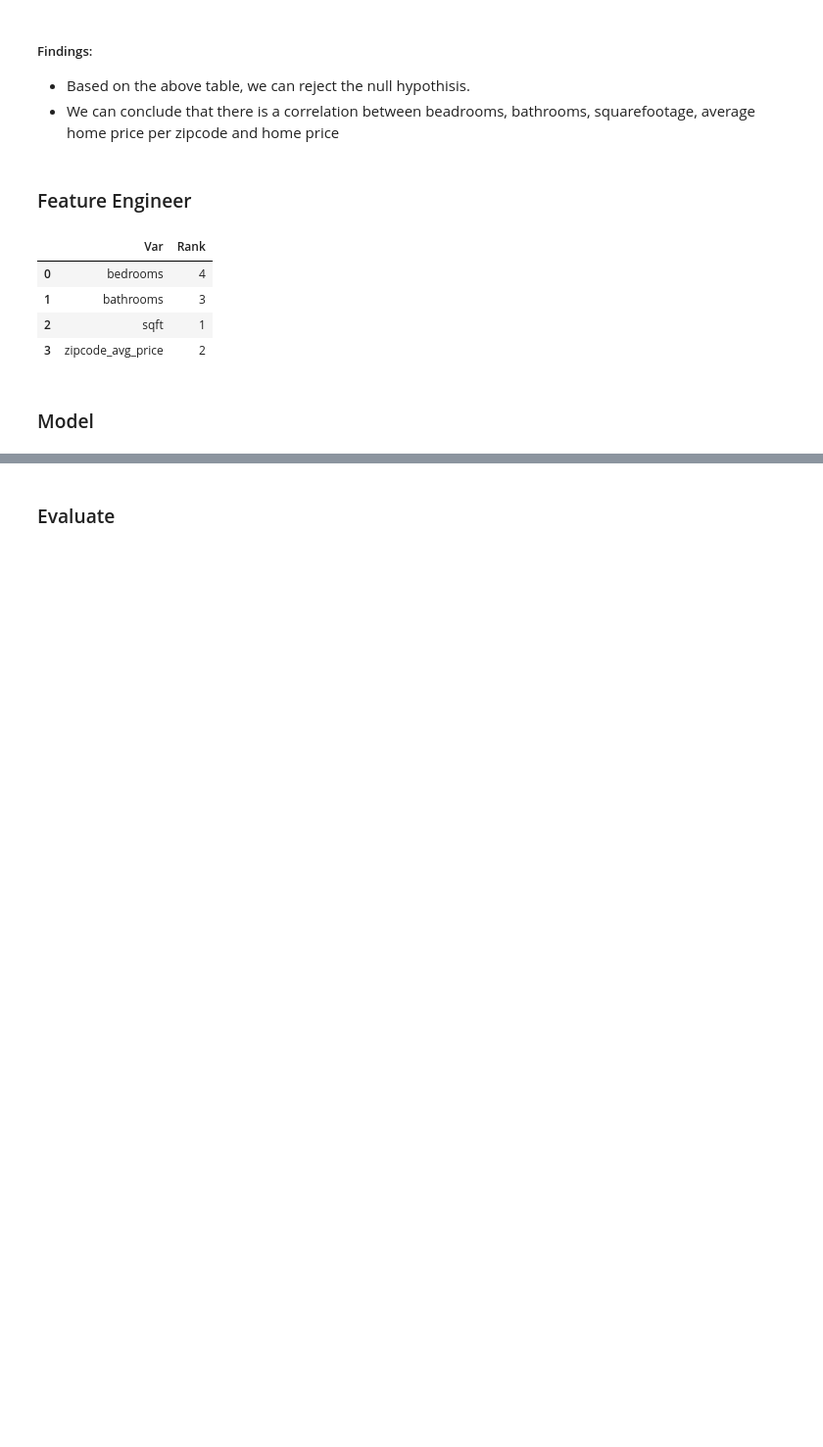
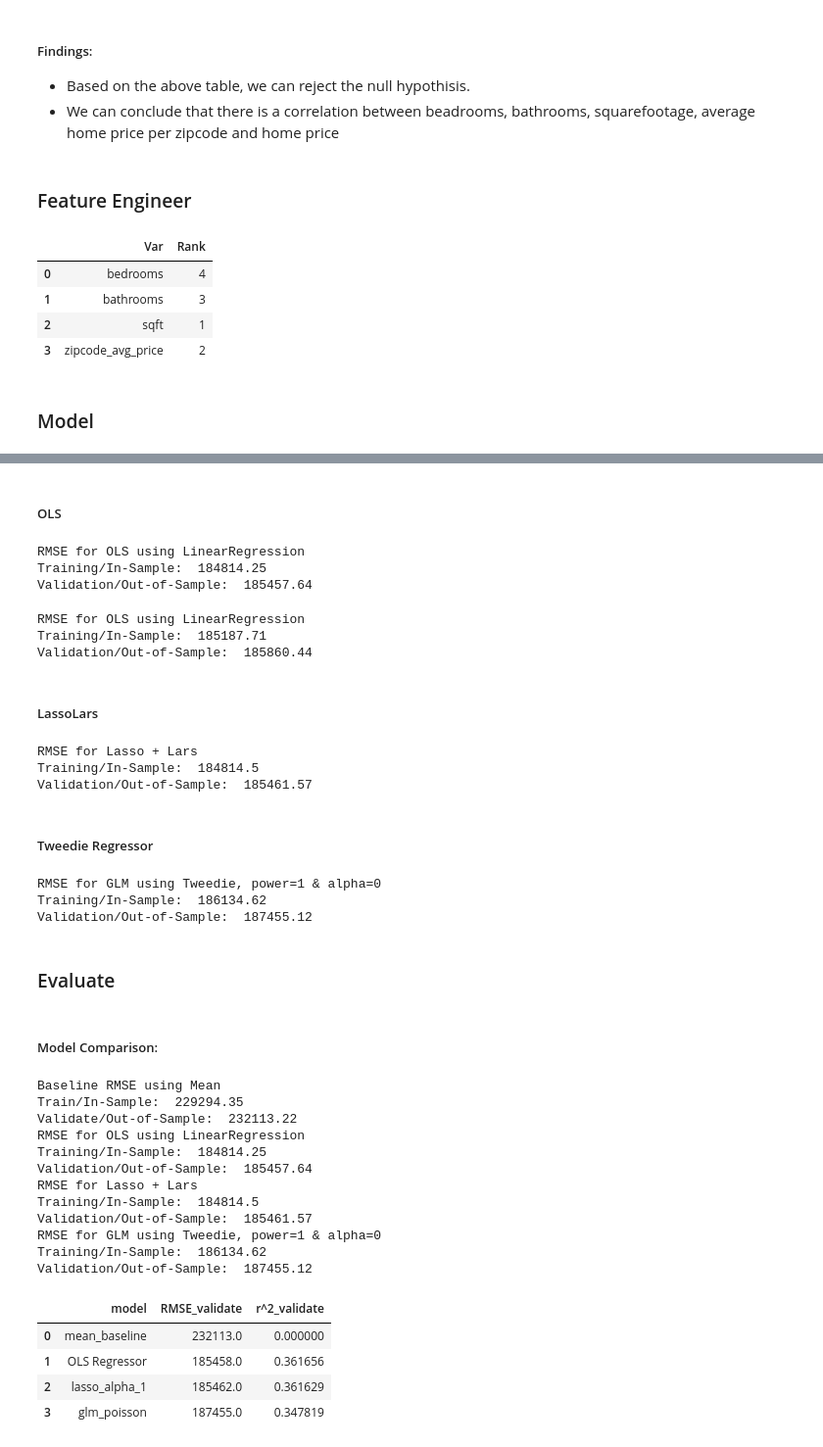
Before and after one commit to jeffakins/zillow_2017_project, a Jupyter notebook: zillow_project.ipynb, the cells around one changed output, grey strips where cells are left out. Shown at 98% size. Saved outputs shown, nothing was run; the diff lists cells and outputs as text; code cells hidden in the pictures; blank space fills up the shorter version.

```diff
--- a/zillow_project.ipynb
+++ b/zillow_project.ipynb
@@ -178,2 +206,57 @@ ee.rfe_output(X_train, y_train)
+# %% [markdown]
+##### OLS
+# %%
+# OLS
+c, d = zm.linear_regression(X_train, y_train, X_validate, y_validate)
+# %% [output]
+RMSE for OLS using LinearRegression
+Training/In-Sample:  184814.25
+Validation/Out-of-Sample:  185457.64
+# %%
+# OLS with Removing Bedrooms:
+e, f = zm.linear_regression(X_train.drop(columns='bedrooms'), y_train, X_validate.drop(columns='bedrooms'), y_validate)
+# %% [output]
+RMSE for OLS using LinearRegression
+Training/In-Sample:  185187.71
+Validation/Out-of-Sample:  185860.44
+# %% [markdown]
+##### LassoLars
+# %%
+g = zm.lasso_lars(X_train, y_train, X_validate, y_validate)
+# %% [output]
+RMSE for Lasso + Lars
+Training/In-Sample:  184814.5
+Validation/Out-of-Sample:  185461.57
+# %% [markdown]
+##### Tweedie Regressor
+# %%
+h = zm.tweedie_regressor(X_train, y_train, X_validate, y_validate)
+# %% [output]
+RMSE for GLM using Tweedie, power=1 & alpha=0
+Training/In-Sample:  186134.62
+Validation/Out-of-Sample:  187455.12
 # %% [markdown]
 ### Evaluate
+# %% [markdown]
+##### Model Comparison:
+# %%
+df = zm.model_compare(X_train, y_train, X_validate, y_validate)
+df
+# %% [output]
+Baseline RMSE using Mean
+Train/In-Sample:  229294.35
+Validate/Out-of-Sample:  232113.22
+RMSE for OLS using LinearRegression
+Training/In-Sample:  184814.25
+Validation/Out-of-Sample:  185457.64
+RMSE for Lasso + Lars
+Training/In-Sample:  184814.5
+Validation/Out-of-Sample:  185461.57
+RMSE for GLM using Tweedie, power=1 & alpha=0
+Training/In-Sample:  186134.62
+Validation/Out-of-Sample:  187455.12
+|  | model | RMSE_validate | r^2_validate |
+| 0 | mean_baseline | 232113.0 | 0.000000 |
+| 1 | OLS Regressor | 185458.0 | 0.361656 |
+| 2 | lasso_alpha_1 | 185462.0 | 0.361629 |
+| 3 | glm_poisson | 187455.0 | 0.347819 |
```
Also changed, not shown: parts of 12 cells of this notebook, 2 other files.
